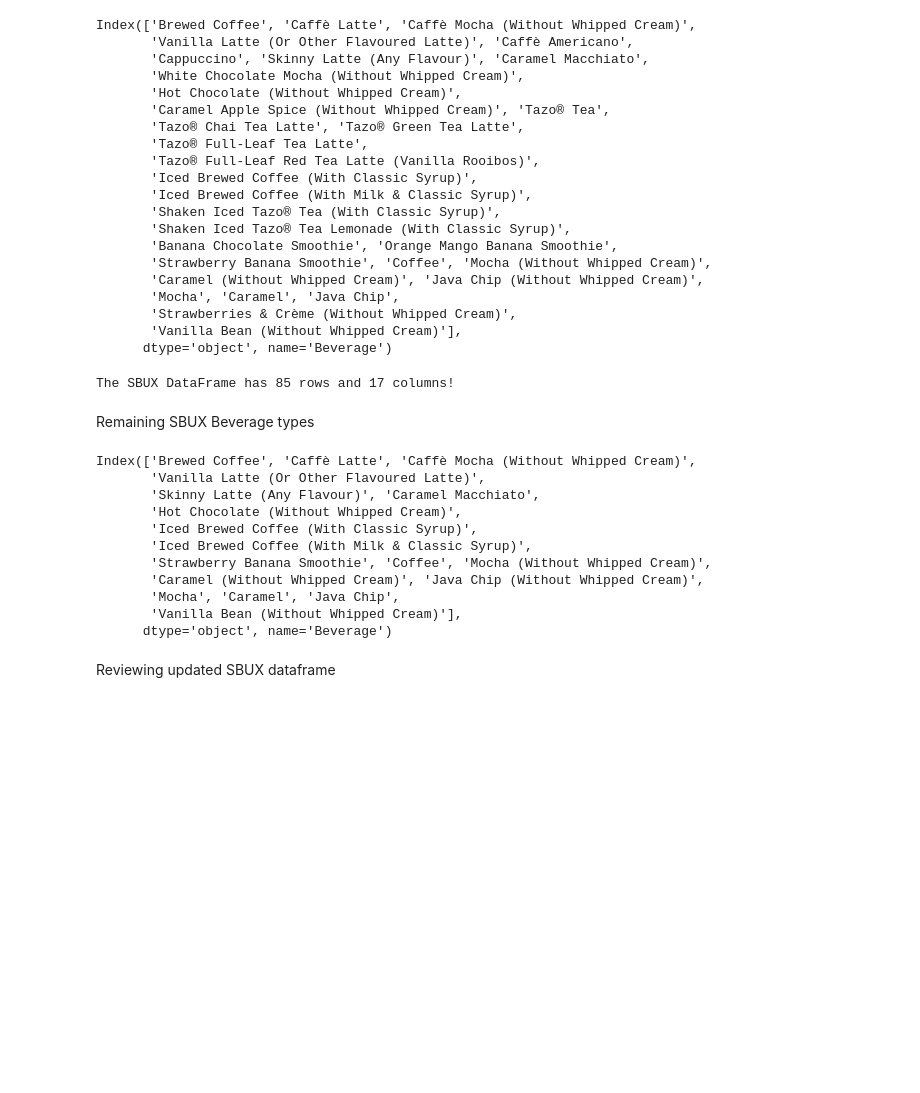
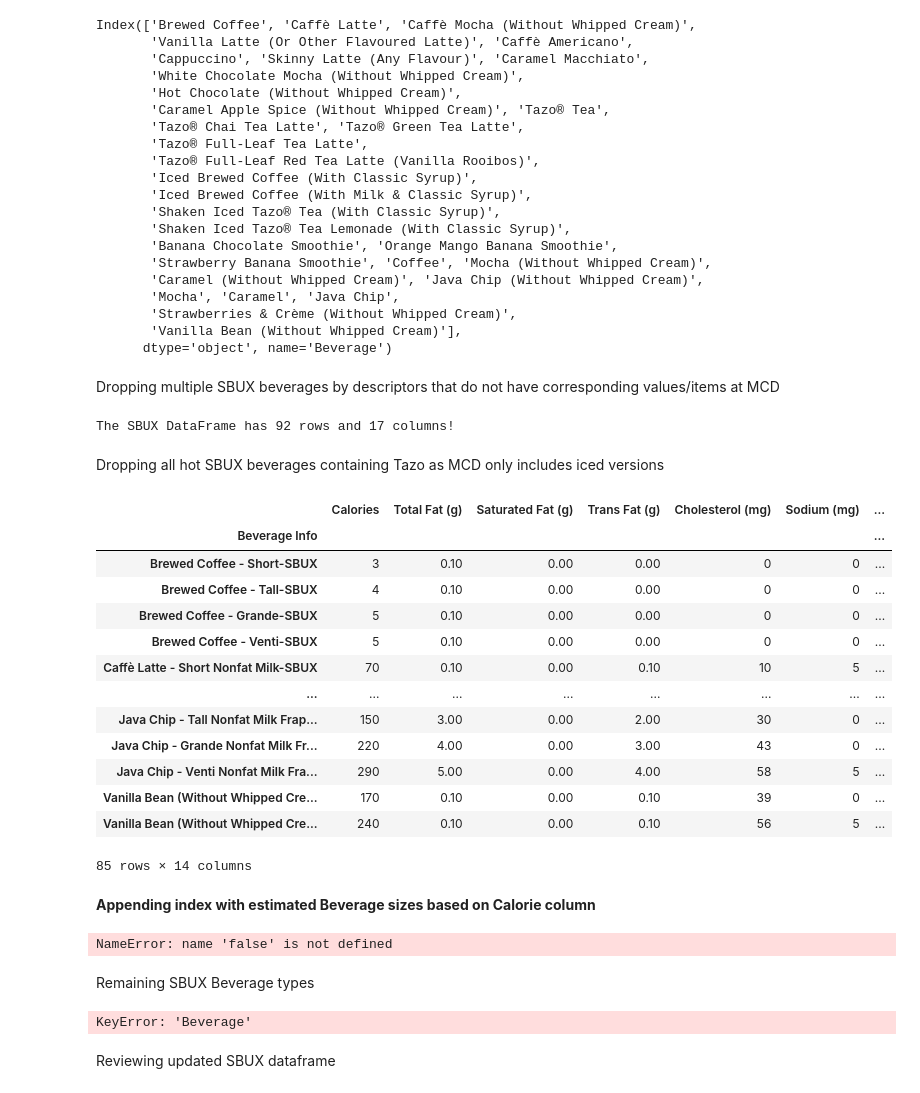
Before and after one commit to cmonjarr/AMB_Project_SP25, a Jupyter notebook: Nutrition Project/Nutrition_2025.ipynb, the cells around one changed output. Saved outputs shown, nothing was run; the diff lists cells and outputs as text; code cells hidden in the pictures; blank space fills up the shorter version.

Commit message:
accounting for in congruous index rows, modifying/dropping rows, formatting

```diff
--- a/Nutrition Project/Nutrition_2025.ipynb
+++ b/Nutrition Project/Nutrition_2025.ipynb
@@ -749,10 +749,12 @@ Index(['Brewed Coffee', 'Caffè Latte', 'Caffè Mocha (Without Whipped Cream)',
        'Strawberries & Crème (Without Whipped Cream)',
        'Vanilla Bean (Without Whipped Cream)'],
       dtype='object', name='Beverage')
+# %% [markdown]
+Dropping multiple SBUX beverages by descriptors that do not have corresponding values/items at MCD
 # %%
 # assembling rows to drop
 drop = sbux[sbux.index.str.contains(
-    "Americano|Cappuccino|Lemonade|Strawberries & Crème|Tazo|Espresso|White Chocolate|Caramel Apple Spice|Orange Mango|Tea Latte|Banana Chocolate",
+    "Americano|Cappuccino|Lemonade|Strawberries & Crème|Espresso|White Chocolate|Caramel Apple Spice|Orange Mango|Tea Latte|Banana Chocolate",
     case=False,
     na=False)
     ]
@@ -762,25 +764,52 @@ sbux = sbux.drop(index=drop.index)
 # checking new dimensions
 df_shape = sbux.shape
 print(f"The SBUX DataFrame has {df_shape[0]} rows and {df_shape[1]} columns!")
+
+## Drop list created above initially inlcuded Tazo but was later noted to remove necessary items. This was corrected using below update to code.
 # %% [output]
-The SBUX DataFrame has 85 rows and 17 columns!
+The SBUX DataFrame has 92 rows and 17 columns!
+# %% [markdown]
+Dropping all hot SBUX beverages containing Tazo as MCD only includes iced versions
+# %%
+#
+sbux = sbux[~(sbux.index.str.contains("Tazo", case=False) & ~sbux.index.str.contains("Shaken Iced Tazo", case=False))]
+
+# checking new dimensions
+df_shape = sbux.shape
+print(f"The SBUX DataFrame has {df_shape[0]} rows and {df_shape[1]} columns!")
+# %% [output]
+|  | Calories | Total Fat (g) | Saturated Fat (g) | Trans Fat (g) | Cholesterol (mg) | Sodium (mg) | ... |
+| Beverage Info |  |  |  |  |  |  | ... |
+| Brewed Coffee - Short-SBUX | 3 | 0.10 | 0.00 | 0.00 | 0 | 0 | ... |
+| Brewed Coffee - Tall-SBUX | 4 | 0.10 | 0.00 | 0.00 | 0 | 0 | ... |
+| Brewed Coffee - Grande-SBUX | 5 | 0.10 | 0.00 | 0.00 | 0 | 0 | ... |
+| Brewed Coffee - Venti-SBUX | 5 | 0.10 | 0.00 | 0.00 | 0 | 0 | ... |
+| Caffè Latte - Short Nonfat Milk-SBUX | 70 | 0.10 | 0.00 | 0.10 | 10 | 5 | ... |
+| ... | ... | ... | ... | ... | ... | ... | ... |
+| Java Chip - Tall Nonfat Milk Frap... | 150 | 3.00 | 0.00 | 2.00 | 30 | 0 | ... |
+| Java Chip - Grande Nonfat Milk Fr... | 220 | 4.00 | 0.00 | 3.00 | 43 | 0 | ... |
+| Java Chip - Venti Nonfat Milk Fra... | 290 | 5.00 | 0.00 | 4.00 | 58 | 5 | ... |
+| Vanilla Bean (Without Whipped Cre... | 170 | 0.10 | 0.00 | 0.10 | 39 | 0 | ... |
+| Vanilla Bean (Without Whipped Cre... | 240 | 0.10 | 0.00 | 0.10 | 56 | 5 | ... |
+85 rows × 14 columns
+# %% [markdown]
+**Appending index with estimated Beverage sizes based on Calorie column**
+# %%
+# Adding sizes to 2% Caffe Latte rows based on ascending calorie count
+caffe_latte_2 = sbux[sbux.index.str.contains("Caffè Latte - 2%", case=false)].sort_values("Calories")
+sizes= ["Short","Tall","Grande","Venti"][:len(caffe_latte_2)]
+caffe_latte_2.index = [f"{idx}({size})" for idx, size in zip(caffe_latte_2.index, sizes)]
+
+print (caffe_latte_2)
+# %% [output]
+NameError: name 'false' is not defined
 # %% [markdown]
 Remaining SBUX Beverage types
 # %%
 sbux.value_counts("Beverage")
 print(sbux.index.unique())
 # %% [output]
-Index(['Brewed Coffee', 'Caffè Latte', 'Caffè Mocha (Without Whipped Cream)',
-       'Vanilla Latte (Or Other Flavoured Latte)',
-       'Skinny Latte (Any Flavour)', 'Caramel Macchiato',
-       'Hot Chocolate (Without Whipped Cream)',
-       'Iced Brewed Coffee (With Classic Syrup)',
-       'Iced Brewed Coffee (With Milk & Classic Syrup)',
-       'Strawberry Banana Smoothie', 'Coffee', 'Mocha (Without Whipped Cream)',
-       'Caramel (Without Whipped Cream)', 'Java Chip (Without Whipped Cream)',
-       'Mocha', 'Caramel', 'Java Chip',
-       'Vanilla Bean (Without Whipped Cream)'],
-      dtype='object', name='Beverage')
+KeyError: 'Beverage'
 # %% [markdown]
 Reviewing updated SBUX dataframe
 # %%
```
Also changed, not shown: parts of 12 cells of this notebook, 1 other file.
